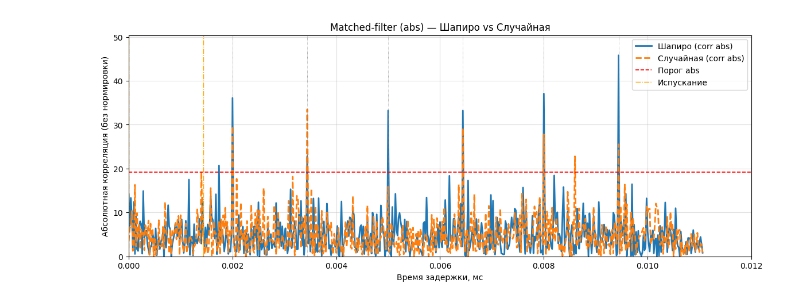
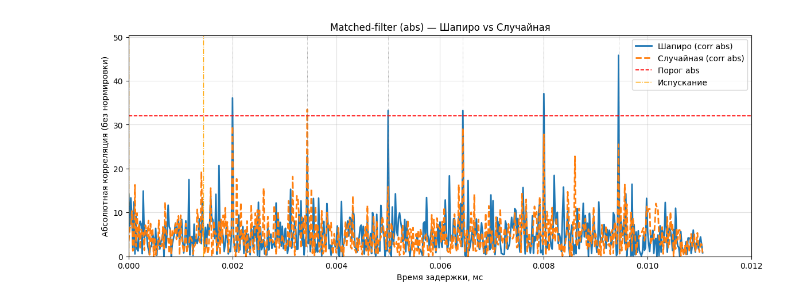
Before and after one commit to asardinka/Flat-Littlewood-polynomials, a Jupyter notebook: src/radar_echo_simulation.ipynb, the cells around one changed output. Saved outputs shown, nothing was run; the diff lists cells and outputs as text; code cells hidden in the pictures.

```diff
--- a/src/radar_echo_simulation.ipynb
+++ b/src/radar_echo_simulation.ipynb
@@ -3,6 +3,7 @@ import numpy as np
 import matplotlib.pyplot as plt
 from scipy.signal import correlate
 import pandas as pd
+import tqdm
 import os
 
 # -----------------------
@@ -151,7 +152,7 @@ class Experiment:
         self.recv_sh = Receiver(self.sh, self.fs)
         self.recv_rn = Receiver(self.rn, self.fs)
 
-    def run(self, plot=True):
+    def run(self, plot=True, print_summary=True, compact=True):
         tx_sh, start_samples_sh, start_times_ms_sh, pulse_duration_ms = self.tx_sh.generate_tx()
         tx_rn, _, _, _ = self.tx_rn.generate_tx()
 
@@ -224,15 +225,44 @@ class Experiment:
             "Найдено (Случайная) из n_pulses": hits_rn.values
         })
 
-        # Вывод результатов
-        print("\n=== Матрица детекций: Шапиро ===")
-        print(df_sh_matrix.to_string())
-        print("\n=== Матрица детекций: Случайная ===")
-        print(df_rn_matrix.to_string())
-        print("\n=== Сводная таблица по целям ===")
-        print(df_summary.to_string(index=False))
-        print(f"\nПорог (abs) = {threshold_abs:.6f}; tol_ms = {self.tol_ms:.6e} ms")
-        print(f"Ложных пиков (только количество): Шапиро = {false_sh}; Случайная = {false_rn}")
+        # -------- ПЕЧАТЬ (компактная / полная / отключена) --------
+        if print_summary:
+            print("\n=== Матрица детекций: Шапиро ===")
+            # компактный вывод матрицы: каждая строка "target_i: 1 0 1 ..."
+            row_strs = []
+            for idx, row in df_sh_matrix.iterrows():
+                row_str = ' '.join(str(int(x)) for x in row.values)
+                row_strs.append(f"{idx}: {row_str}")
+            print('\n'.join(row_strs))
+
+            print("\n=== Матрица детекций: Случайная ===")
+            row_strs = []
+            for idx, row in df_rn_matrix.iterrows():
+                row_str = ' '.join(str(int(x)) for x in row.values)
+                row_strs.append(f"{idx}: {row_str}")
+            print('\n'.join(row_strs))
+
+            print("\n=== Сводная таблица по целям ===")
+            if compact:
+                # выровненный по колонкам читаемый вывод
+                hdr = f"{'Цель':<10s} {'Время(ms)':>12s} {'Шапиро_hits':>14s} {'Random_hits':>14s}"
+                print(hdr)
+                print('-' * len(hdr))
+                for i in range(n_targets):
+                    name = f"target_{i+1}"
+                    time_ms = f"{self.targets_ms[i]:.6f}"
+                    sh_hits = int(hits_sh.iloc[i])
+                    rn_hits = int(hits_rn.iloc[i])
+                    print(f"{name:<10s} {time_ms:>12s} {sh_hits:>14d} {rn_hits:>14d}")
+            else:
+                # старый полный DataFrame-печать
+                print(df_summary.to_string(index=False))
+
+            print(f"\nПорог (abs) = {threshold_abs:.6f}; tol_ms = {self.tol_ms:.6e} ms")
+            print(f"Ложных пиков (только количество): Шапиро = {false_sh}; Случайная = {false_rn}")
+        else:
+            # печать отключена
+            pass
 
         if plot:
             plt.figure(figsize=(14,5))
@@ -273,6 +303,7 @@ class Experiment:
             "tol_ms": self.tol_ms
         }
 
+
 # -----------------------
 # Настройки (всё можно менять здесь)
 # -----------------------
@@ -287,7 +318,7 @@ targets_ms = [0.002, 0.005, 0.008]   # мс
 targets_amp = [1.0, 1.0, 1.0]
 seed = 2025
 
-threshold_rel = 0.3  # доля от теоретического макс.
+threshold_rel = 0.5  # доля от теоретического макс.
 x_window_ms = 0.012
 tol_ms = None          # если None — подбирается автоматически
 
@@ -334 +364 @@ target_3           0.008000                             2
-[figure, old version]
+[figure, new version]
```
Also changed, not shown: parts of 2 cells of this notebook, 1 other file.
